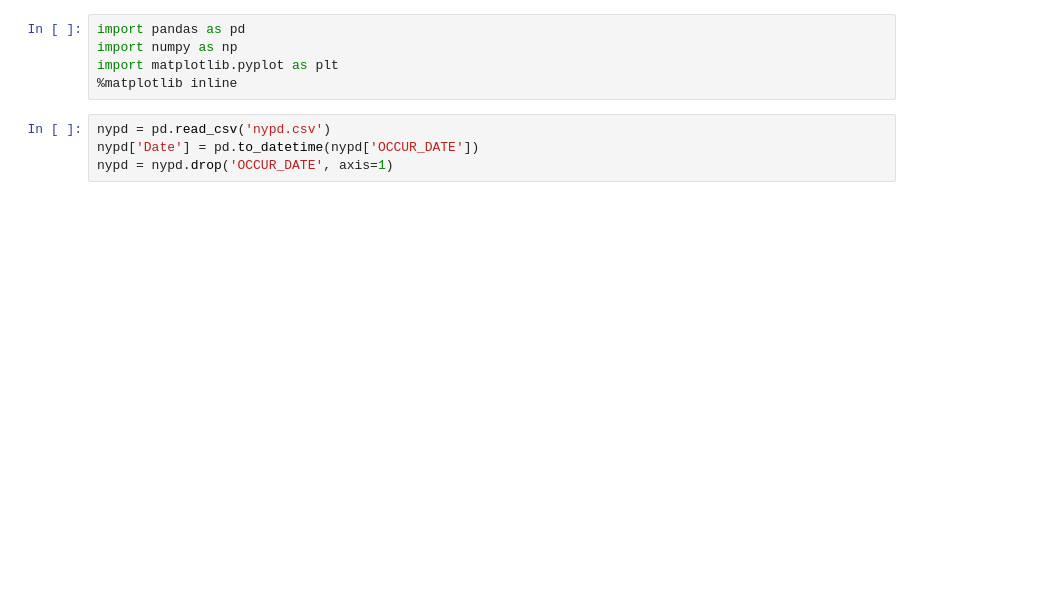
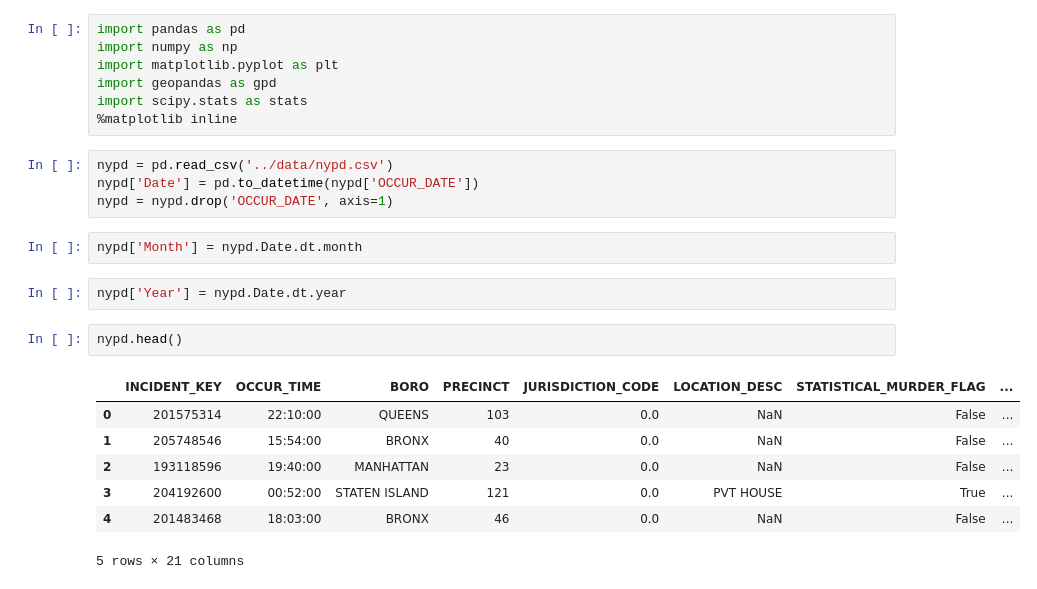
Before and after one commit to sashasabater/nyc-gun-violence, a Jupyter notebook: notebooks/nypd.ipynb, the cells around one changed output. Cells and saved outputs as stored; diff of their text form; blank space fills up the shorter version.

```diff
--- a/notebooks/nypd.ipynb
+++ b/notebooks/nypd.ipynb
@@ -2,9 +2,25 @@
 import pandas as pd
 import numpy as np
 import matplotlib.pyplot as plt
+import geopandas as gpd
+import scipy.stats as stats
 %matplotlib inline
 # %%
-nypd = pd.read_csv('nypd.csv')
+nypd = pd.read_csv('../data/nypd.csv')
 nypd['Date'] = pd.to_datetime(nypd['OCCUR_DATE'])
 nypd = nypd.drop('OCCUR_DATE', axis=1)
+# %%
+nypd['Month'] = nypd.Date.dt.month
+# %%
+nypd['Year'] = nypd.Date.dt.year
+# %%
+nypd.head()
+# %% [output]
+|  | INCIDENT_KEY | OCCUR_TIME | BORO | PRECINCT | JURISDICTION_CODE | LOCATION_DESC | STATISTICAL_MURDER_FLAG | ... |
+| 0 | 201575314 | 22:10:00 | QUEENS | 103 | 0.0 | NaN | False | ... |
+| 1 | 205748546 | 15:54:00 | BRONX | 40 | 0.0 | NaN | False | ... |
+| 2 | 193118596 | 19:40:00 | MANHATTAN | 23 | 0.0 | NaN | False | ... |
+| 3 | 204192600 | 00:52:00 | STATEN ISLAND | 121 | 0.0 | PVT HOUSE | True | ... |
+| 4 | 201483468 | 18:03:00 | BRONX | 46 | 0.0 | NaN | False | ... |
+5 rows × 21 columns
 # %%
```
Also changed, not shown: parts of 4 cells of this notebook, 12 other files.
